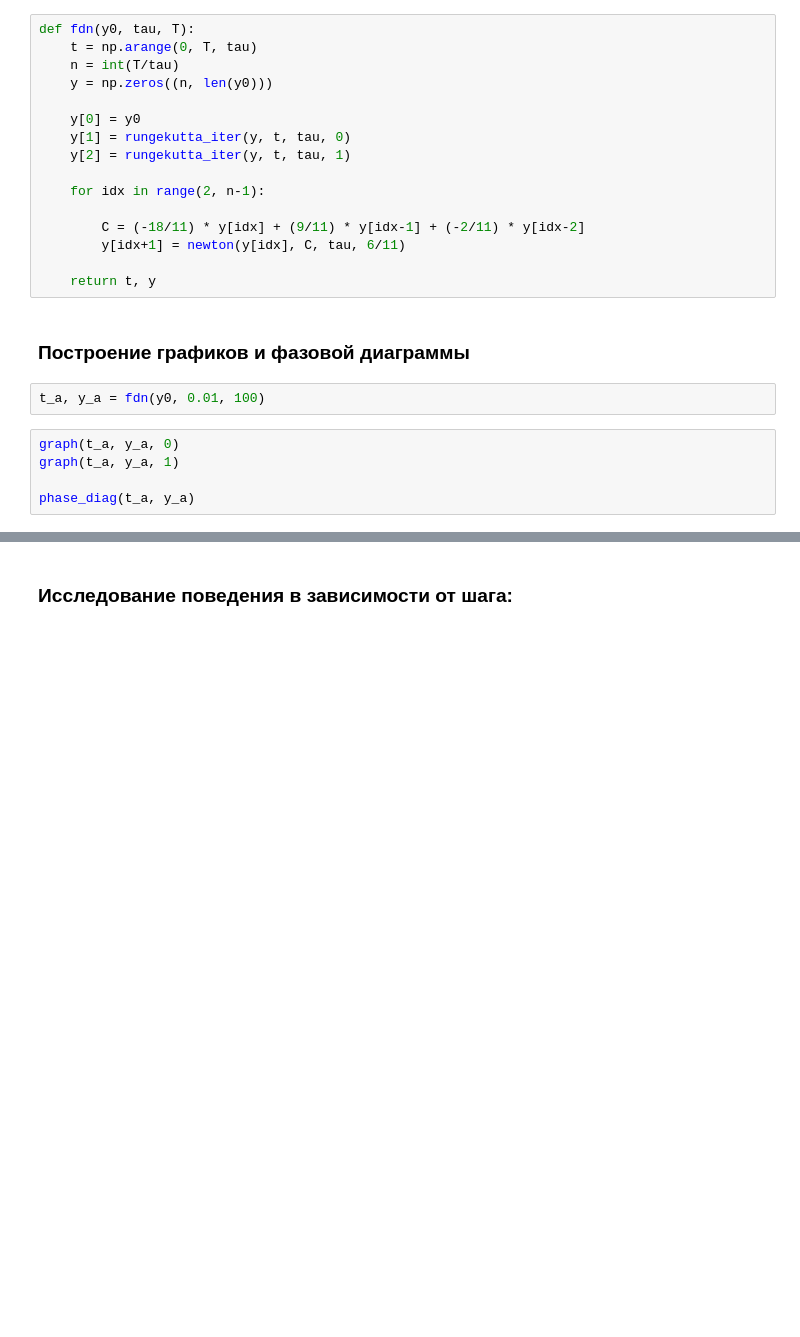
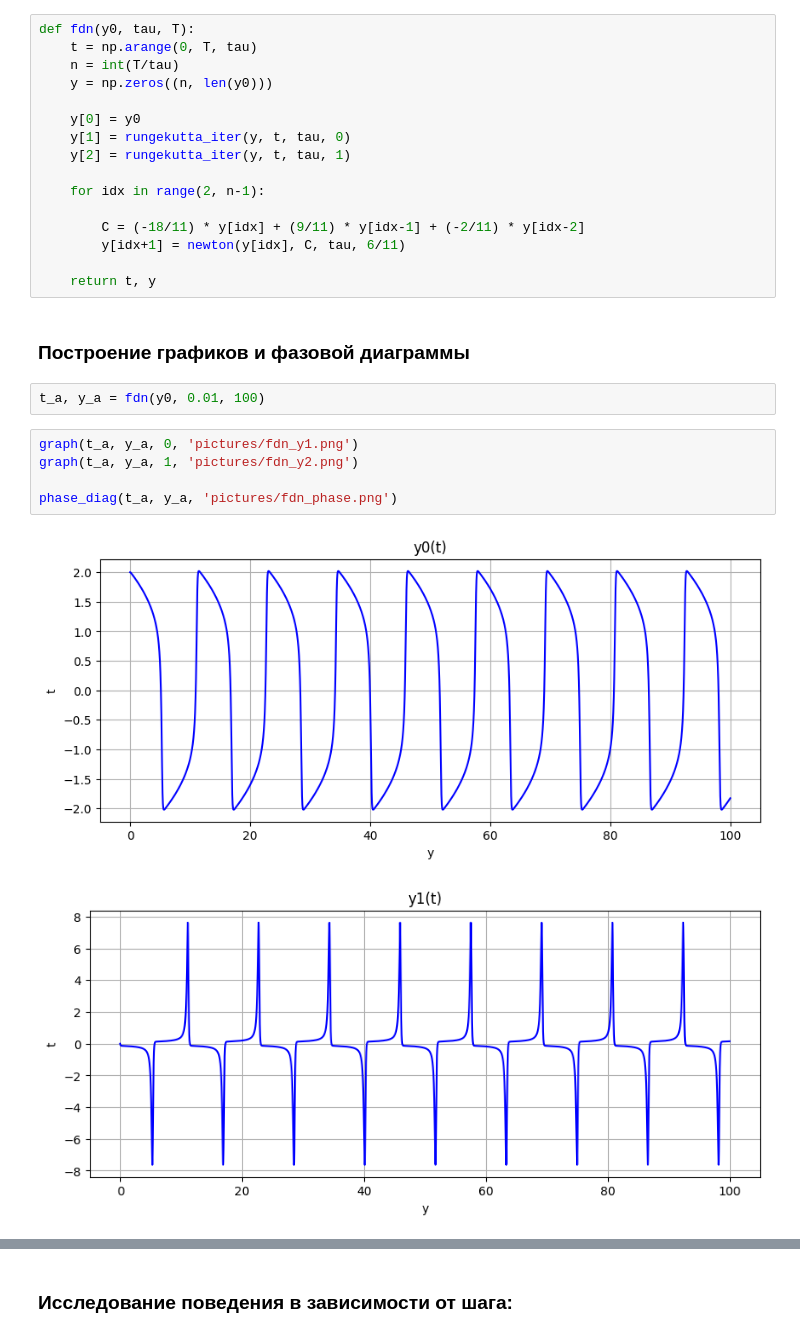
Before and after one commit to RustamSubkhankulov/computational-math, a Jupyter notebook: lab-6-ode/ode.ipynb, the cells around one changed output, grey strips where cells are left out. Drawn from its saved outputs; the diff is of its cells as text; blank space fills up the shorter version.

```diff
--- a/lab-6-ode/ode.ipynb
+++ b/lab-6-ode/ode.ipynb
@@ -274,7 +302,10 @@ def fdn(y0, tau, T):
 # %%
 t_a, y_a = fdn(y0, 0.01, 100)
 # %%
-graph(t_a, y_a, 0)
-graph(t_a, y_a, 1)
+graph(t_a, y_a, 0, 'pictures/fdn_y1.png')
+graph(t_a, y_a, 1, 'pictures/fdn_y2.png')
 
-phase_diag(t_a, y_a)
+phase_diag(t_a, y_a, 'pictures/fdn_phase.png')
+# %% [output]
+[figure, added]
+[figure, added]
```
Also changed, not shown: parts of 19 cells of this notebook, 12 other files.
